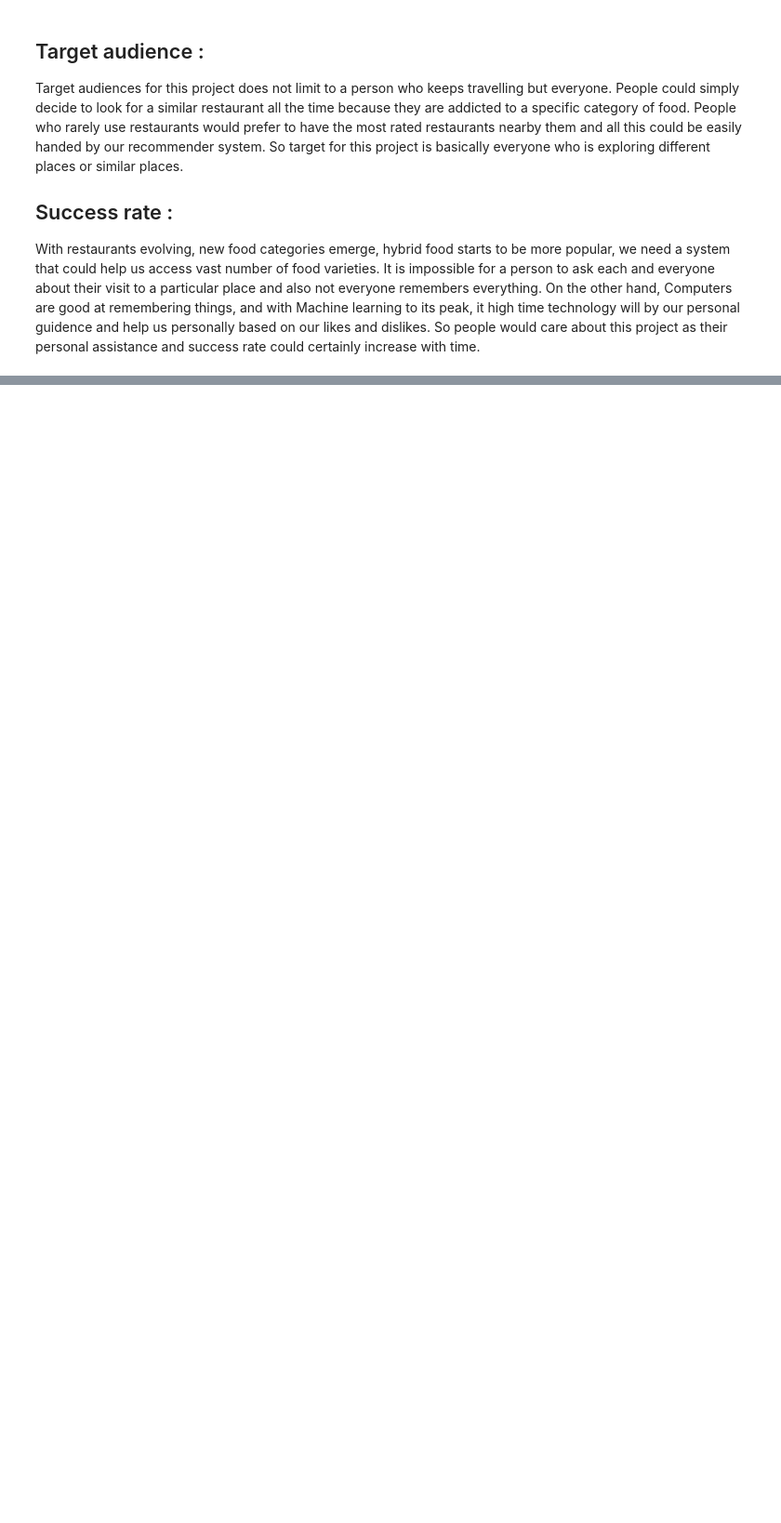
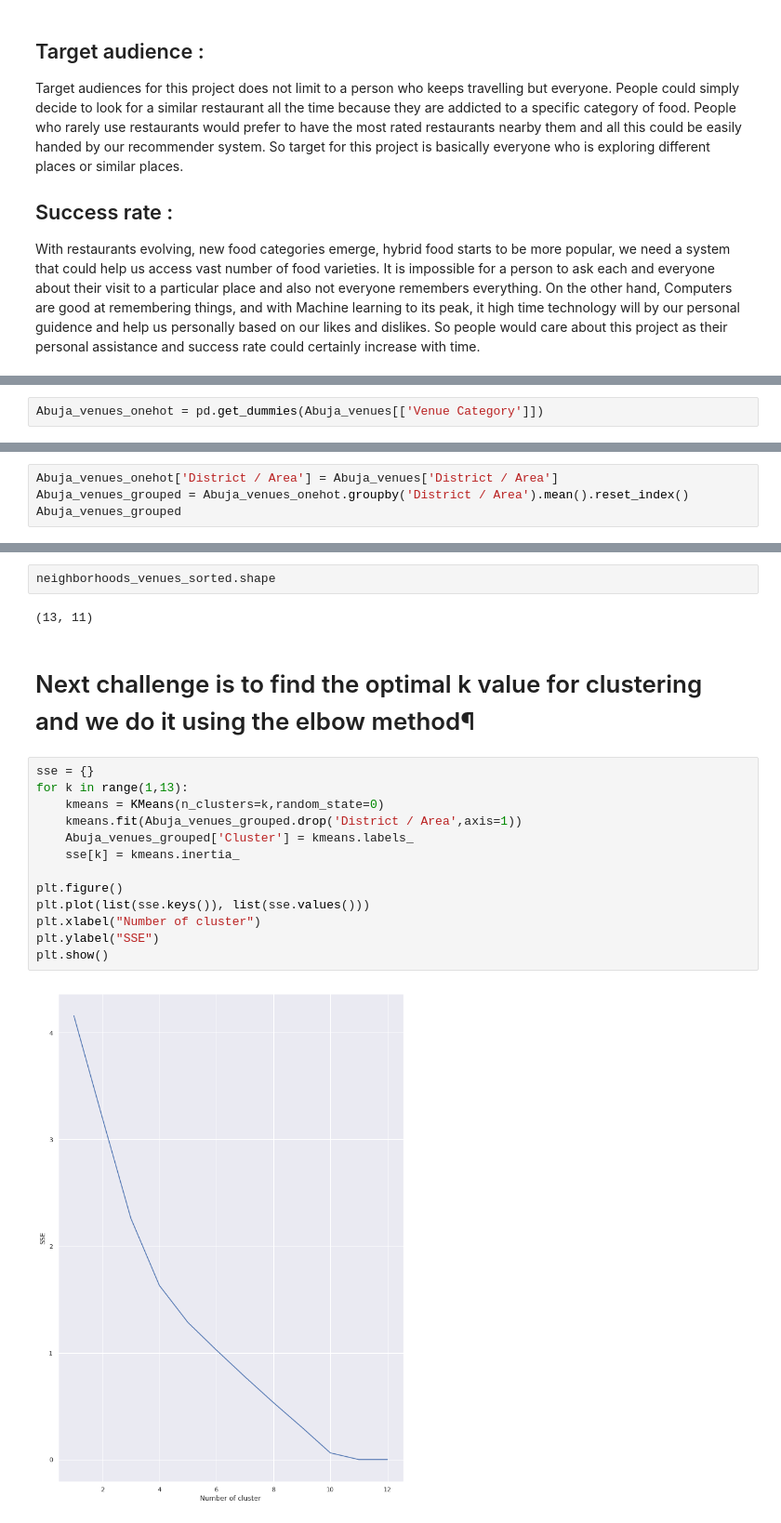
Before and after one commit to majiolobo/Coursera_Capstone, a Jupyter notebook: Capstone_The Battle of The Neighborhoods .ipynb, the cells around one changed output, grey strips where cells are left out. Shown: that part at 93% size. Saved outputs shown, nothing was run; the diff lists cells and outputs as text; blank space fills up the shorter version.

```diff
--- a/Capstone_The Battle of The Neighborhoods .ipynb
+++ b/Capstone_The Battle of The Neighborhoods .ipynb
@@ -62,0 +355,2 @@ Use of foursquare is focused to fetch nearest venue locations so that we can use
+# %%
+Abuja_venues_onehot = pd.get_dummies(Abuja_venues[['Venue Category']])
@@ -62,0 +378,4 @@ Use of foursquare is focused to fetch nearest venue locations so that we can use
+# %%
+Abuja_venues_onehot['District / Area'] = Abuja_venues['District / Area']
+Abuja_venues_grouped = Abuja_venues_onehot.groupby('District / Area').mean().reset_index()
+Abuja_venues_grouped
@@ -62,0 +463,21 @@ Use of foursquare is focused to fetch nearest venue locations so that we can use
+# %%
+neighborhoods_venues_sorted.shape
+# %% [output]
+(13, 11)
+# %% [markdown]
+# Next challenge is to find the optimal k value for clustering and we do it using the elbow method¶
+# %%
+sse = {}
+for k in range(1,13):
+    kmeans = KMeans(n_clusters=k,random_state=0)
+    kmeans.fit(Abuja_venues_grouped.drop('District / Area',axis=1))
+    Abuja_venues_grouped['Cluster'] = kmeans.labels_
+    sse[k] = kmeans.inertia_
+
+plt.figure()
+plt.plot(list(sse.keys()), list(sse.values()))
+plt.xlabel("Number of cluster")
+plt.ylabel("SSE")
+plt.show()
+# %% [output]
+[figure, added]
```
Also changed, not shown: parts of 90 cells of this notebook.
